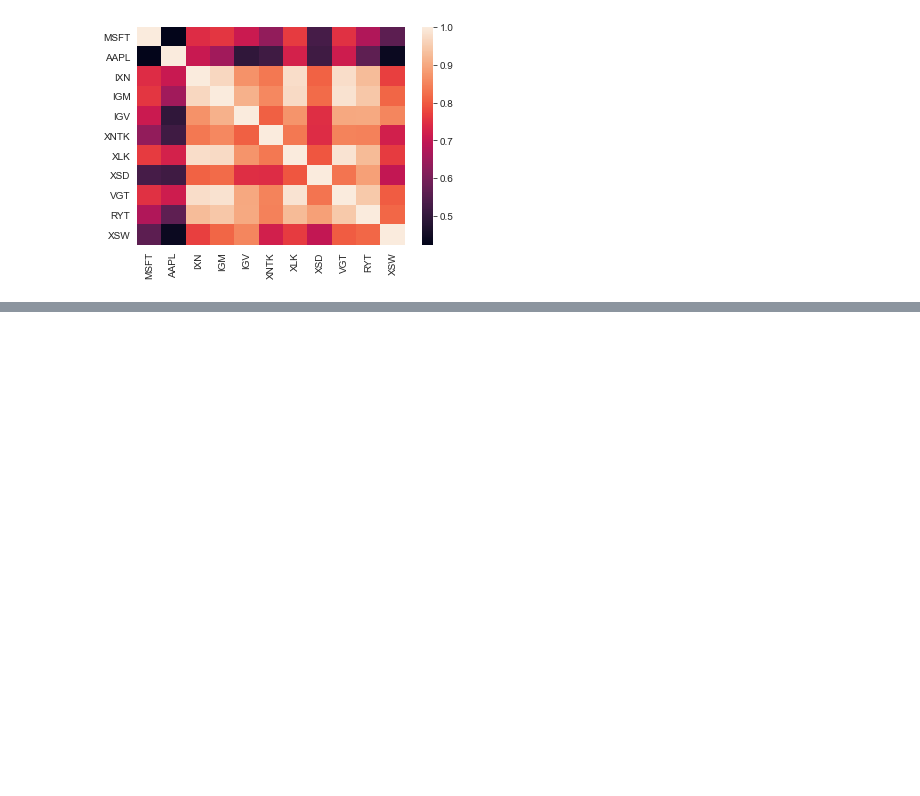
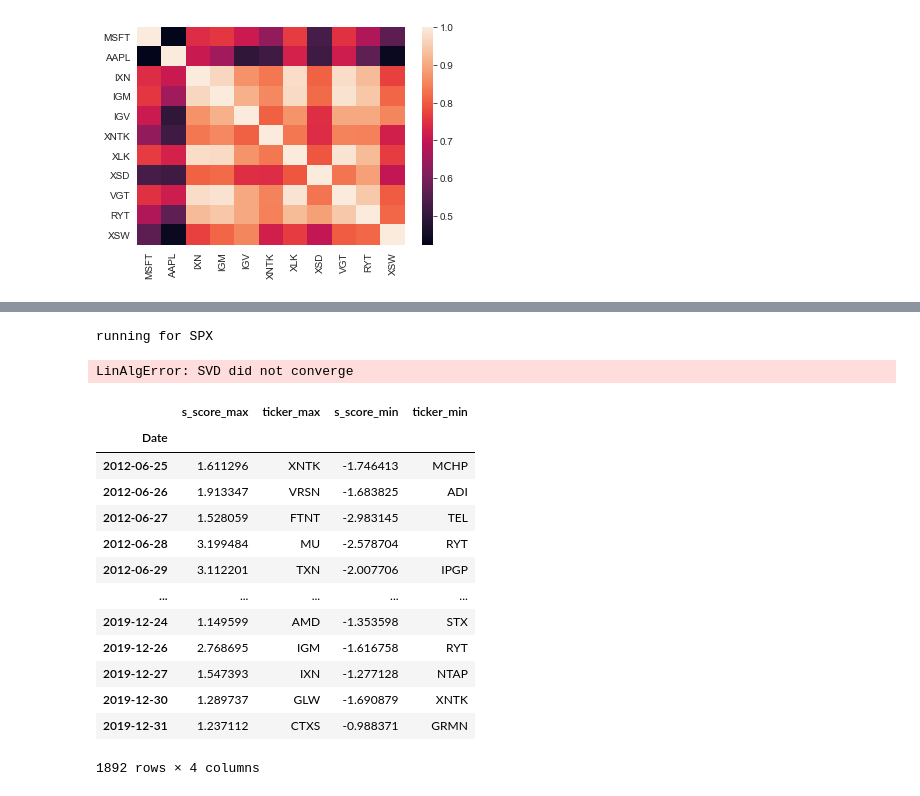
Before and after one commit to anthonysuherli/Statistical-arbitrage-with-O-U-process, a Jupyter notebook: Capstone_2_Modelling.ipynb, the cells around one changed output, grey strips where cells are left out. Cells and saved outputs as stored; diff of their text form; code cells hidden in the pictures; blank space fills up the shorter version.

```diff
--- a/Capstone_2_Modelling.ipynb
+++ b/Capstone_2_Modelling.ipynb
@@ -383,0 +363,44 @@ plt.plot(proto_signals)
+# %%
+s = stetf.dropna(axis=1)
+b = stetf.loc[:,tech_etf]
+windows = 60
+s_score_all = calculate_signals(s,b,windows)
+s_score_all.to_csv('s_score_all_tech_a.csv')
+s_score_all_clean = s_score_all_clean.astype(float)
+
+s_corr = s_score_all_clean.corr()
+# %% [output]
+running for SPX
+LinAlgError: SVD did not converge
+# %%
+sig = pd.read_csv("s_score_all_tech_a.csv")
+sig.dropna(inplace=True)
+
+sig.set_index('Date',inplace=True)
+
+sig['AAPL'].plot()
+
+signals
+# %%
+signals = pd.DataFrame(sig.max(axis=1),columns=['s_score_max'])
+
+signals['ticker_max'] = sig.idxmax(axis=1)
+signals['s_score_min'] = sig.min(axis=1)
+signals['ticker_min'] = sig.idxmin(axis=1)
+
+signals
+# %% [output]
+|  | s_score_max | ticker_max | s_score_min | ticker_min |
+| Date |  |  |  |  |
+| 2012-06-25 | 1.611296 | XNTK | -1.746413 | MCHP |
+| 2012-06-26 | 1.913347 | VRSN | -1.683825 | ADI |
+| 2012-06-27 | 1.528059 | FTNT | -2.983145 | TEL |
+| 2012-06-28 | 3.199484 | MU | -2.578704 | RYT |
+| 2012-06-29 | 3.112201 | TXN | -2.007706 | IPGP |
+| ... | ... | ... | ... | ... |
+| 2019-12-24 | 1.149599 | AMD | -1.353598 | STX |
+| 2019-12-26 | 2.768695 | IGM | -1.616758 | RYT |
+| 2019-12-27 | 1.547393 | IXN | -1.277128 | NTAP |
+| 2019-12-30 | 1.289737 | GLW | -1.690879 | XNTK |
+| 2019-12-31 | 1.237112 | CTXS | -0.988371 | GRMN |
+1892 rows × 4 columns
```
Also changed, not shown: parts of 16 cells of this notebook.
